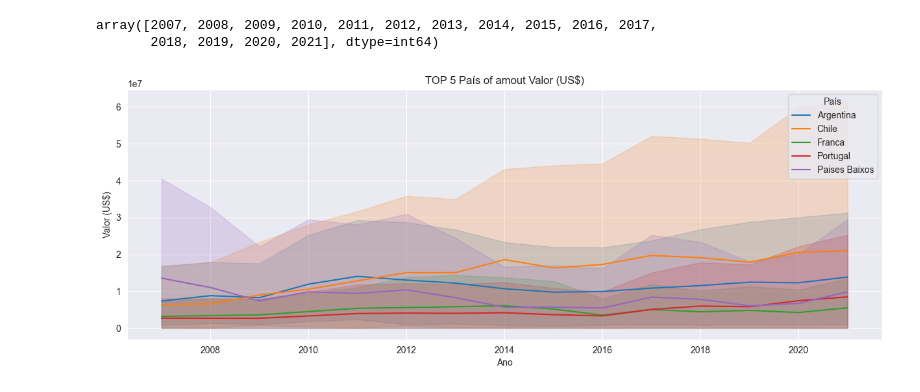
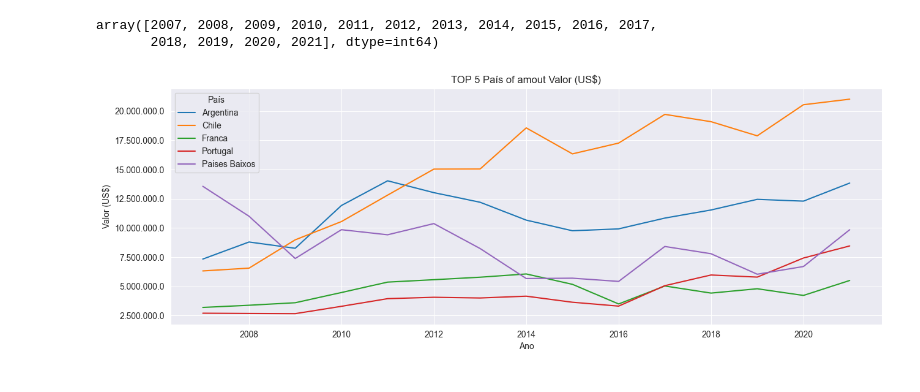
Before and after one commit to IgorNascAlves/Tech_Challenge_Fase01, a Jupyter notebook: notebooks/4 - explorando_todos_os_dados.ipynb, the cells around one changed output. Cells and saved outputs as stored; diff of their text form; code cells hidden in the pictures.

```diff
--- a/notebooks/4 - explorando_todos_os_dados.ipynb
+++ b/notebooks/4 - explorando_todos_os_dados.ipynb
@@ -99,16 +99,20 @@ array([2007, 2008, 2009, 2010, 2011, 2012, 2013, 2014, 2015, 2016, 2017,
        2018, 2019, 2020, 2021], dtype=int64)
 # %%
 #  graph time series df_Completo compare the TOP 5 País of amout Valor (US$) filter Ano that have Valor bigger than the mean
+import matplotlib.ticker as ticker
 Years_With_Valor_Bigger_Than_Mean = anos
 TOP_5_Pais = df_Completo.groupby('País')['Valor (US$)'].sum().sort_values(ascending=False).head(5).index
 sns.set_style('darkgrid')
 plt.figure(figsize=(15, 5))
 plt.title('TOP 5 País of amout Valor (US$)')
-sns.lineplot(x='Ano', y='Valor (US$)', hue='País', data=df_Completo[df_Completo['País'].isin(TOP_5_Pais)
+plt.ticklabel_format(style='plain', axis='both')
+formatter = ticker.FuncFormatter(lambda x, pos: "{:,}".format(x).replace(",", "."))
+plt.gca().yaxis.set_major_formatter(formatter)
+sns.lineplot(x='Ano', y='Valor (US$)', errorbar=None, hue='País', data=df_Completo[df_Completo['País'].isin(TOP_5_Pais)
                                                                     & df_Completo['Ano'].isin(Years_With_Valor_Bigger_Than_Mean)])
 plt.show()
 # %% [output]
-[figure, old version]
+[figure, new version]
 # %%
 #  graph time series df_Completo compare the TOP 5 País of amout Quantidade (Kg)
 TOP_5_Pais = df_Completo.groupby('País')['Quantidade (Kg)'].sum().sort_values(ascending=False).head(5).index
```
Also changed, not shown: parts of 13 cells of this notebook, 3 other files.
